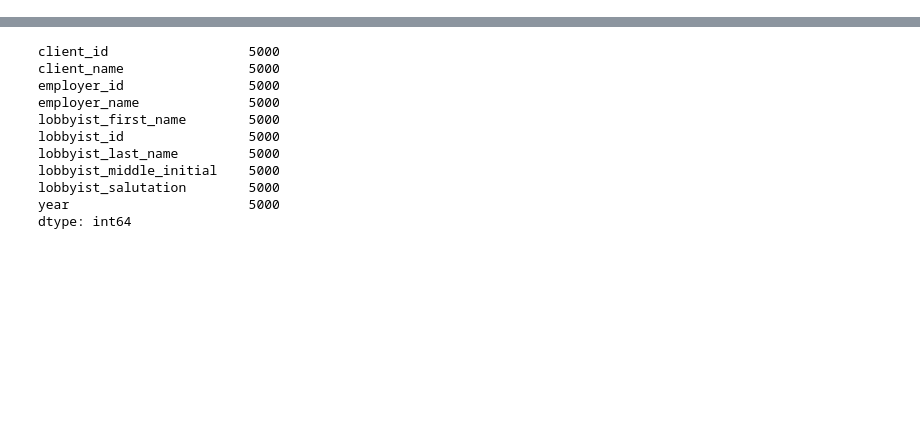
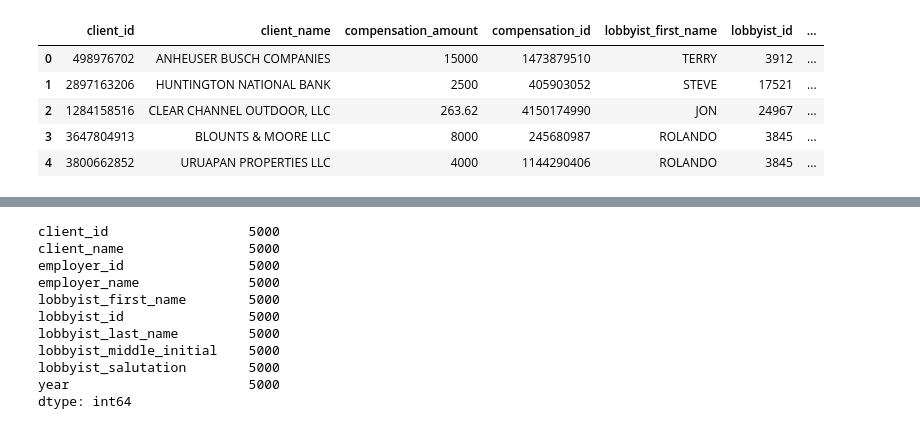
Before and after one commit to eabouche/group-project-3-lobbyist-analysis, a Jupyter notebook: Lobbyist_ETL_and_Analysis.ipynb, the cells around one changed output, grey strips where cells are left out. Saved outputs shown, nothing was run; the diff lists cells and outputs as text; code cells hidden in the pictures; blank space fills up the shorter version.

```diff
--- a/Lobbyist_ETL_and_Analysis.ipynb
+++ b/Lobbyist_ETL_and_Analysis.ipynb
@@ -178,0 +463,16 @@ Data Retrieval Complete
+# %%
+# Compensation Dataframe date formatting
+compensation_df['period_end'] = pd.to_datetime(compensation_df['period_end'])
+compensation_df['period_start'] = pd.to_datetime(compensation_df['period_start'])
+compensation_df['period_end'] = compensation_df['period_end'].dt.strftime('%m/%d/%y')
+compensation_df['period_start'] = compensation_df['period_start'].dt.strftime('%m/%d/%y')
+
+
+compensation_df.head()
+# %% [output]
+|  | client_id | client_name | compensation_amount | compensation_id | lobbyist_first_name | lobbyist_id | ... |
+| 0 | 498976702 | ANHEUSER BUSCH COMPANIES | 15000 | 1473879510 | TERRY | 3912 | ... |
+| 1 | 2897163206 | HUNTINGTON NATIONAL BANK | 2500 | 405903052 | STEVE | 17521 | ... |
+| 2 | 1284158516 | CLEAR CHANNEL OUTDOOR, LLC | 263.62 | 4150174990 | JON | 24967 | ... |
+| 3 | 3647804913 | BLOUNTS & MOORE LLC | 8000 | 245680987 | ROLANDO | 3845 | ... |
+| 4 | 3800662852 | URUAPAN PROPERTIES LLC | 4000 | 1144290406 | ROLANDO | 3845 | ... |
```
Also changed, not shown: parts of 53 cells of this notebook, 2 other files.
